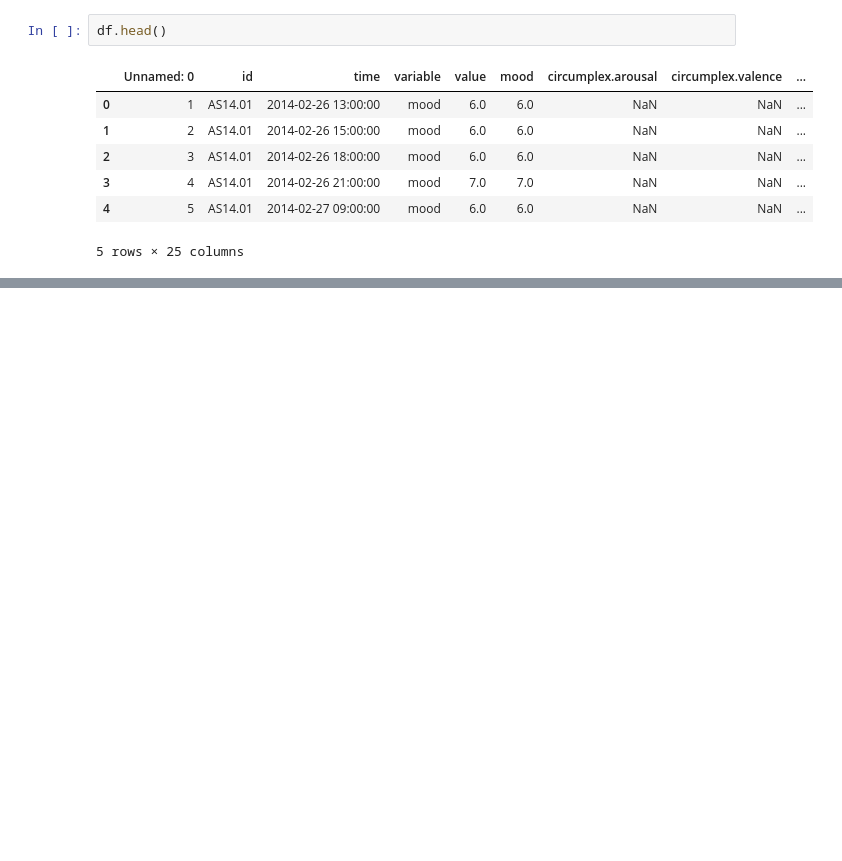
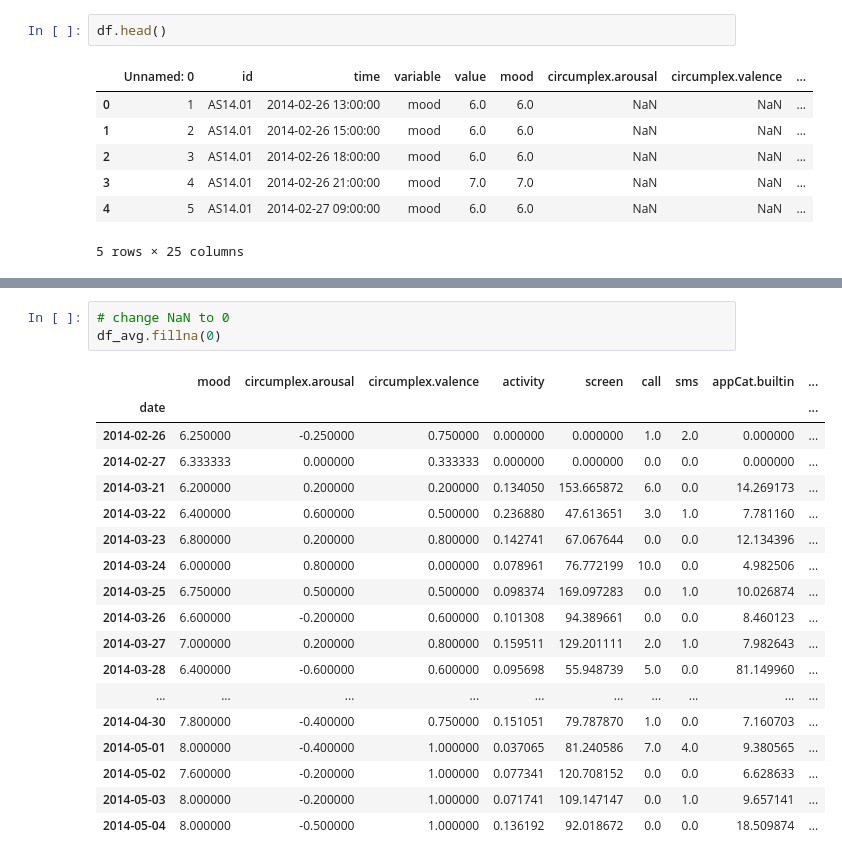
Before and after one commit to ysijpestijn/datamining, a Jupyter notebook: DMT_assignment1.ipynb, the cells around one changed output, grey strips where cells are left out. Cells and saved outputs as stored; diff of their text form; blank space fills up the shorter version.

```diff
--- a/DMT_assignment1.ipynb
+++ b/DMT_assignment1.ipynb
@@ -73,3 +74,25 @@ df_avg
 | 2014-05-02 | 7.600000 | -0.200000 | 1.000000 | 0.077341 | 120.708152 | NaN | NaN | 6.628633 | ... |
 | 2014-05-03 | 8.000000 | -0.200000 | 1.000000 | 0.071741 | 109.147147 | NaN | 1.0 | 9.657141 | ... |
 | 2014-05-04 | 8.000000 | -0.500000 | 1.000000 | 0.136192 | 92.018672 | NaN | NaN | 18.509874 | ... |
+# %%
+# change NaN to 0
+df_avg.fillna(0)
+# %% [output]
+|  | mood | circumplex.arousal | circumplex.valence | activity | screen | call | sms | appCat.builtin | ... |
+| date |  |  |  |  |  |  |  |  | ... |
+| 2014-02-26 | 6.250000 | -0.250000 | 0.750000 | 0.000000 | 0.000000 | 1.0 | 2.0 | 0.000000 | ... |
+| 2014-02-27 | 6.333333 | 0.000000 | 0.333333 | 0.000000 | 0.000000 | 0.0 | 0.0 | 0.000000 | ... |
+| 2014-03-21 | 6.200000 | 0.200000 | 0.200000 | 0.134050 | 153.665872 | 6.0 | 0.0 | 14.269173 | ... |
+| 2014-03-22 | 6.400000 | 0.600000 | 0.500000 | 0.236880 | 47.613651 | 3.0 | 1.0 | 7.781160 | ... |
+| 2014-03-23 | 6.800000 | 0.200000 | 0.800000 | 0.142741 | 67.067644 | 0.0 | 0.0 | 12.134396 | ... |
+| 2014-03-24 | 6.000000 | 0.800000 | 0.000000 | 0.078961 | 76.772199 | 10.0 | 0.0 | 4.982506 | ... |
+| 2014-03-25 | 6.750000 | 0.500000 | 0.500000 | 0.098374 | 169.097283 | 0.0 | 1.0 | 10.026874 | ... |
+| 2014-03-26 | 6.600000 | -0.200000 | 0.600000 | 0.101308 | 94.389661 | 0.0 | 0.0 | 8.460123 | ... |
+| 2014-03-27 | 7.000000 | 0.200000 | 0.800000 | 0.159511 | 129.201111 | 2.0 | 1.0 | 7.982643 | ... |
+| 2014-03-28 | 6.400000 | -0.600000 | 0.600000 | 0.095698 | 55.948739 | 5.0 | 0.0 | 81.149960 | ... |
+| ... | ... | ... | ... | ... | ... | ... | ... | ... | ... |
+| 2014-04-30 | 7.800000 | -0.400000 | 0.750000 | 0.151051 | 79.787870 | 1.0 | 0.0 | 7.160703 | ... |
+| 2014-05-01 | 8.000000 | -0.400000 | 1.000000 | 0.037065 | 81.240586 | 7.0 | 4.0 | 9.380565 | ... |
+| 2014-05-02 | 7.600000 | -0.200000 | 1.000000 | 0.077341 | 120.708152 | 0.0 | 0.0 | 6.628633 | ... |
+| 2014-05-03 | 8.000000 | -0.200000 | 1.000000 | 0.071741 | 109.147147 | 0.0 | 1.0 | 9.657141 | ... |
+| 2014-05-04 | 8.000000 | -0.500000 | 1.000000 | 0.136192 | 92.018672 | 0.0 | 0.0 | 18.509874 | ... |
```
Also changed, not shown: parts of 8 cells of this notebook, 1 other file.
